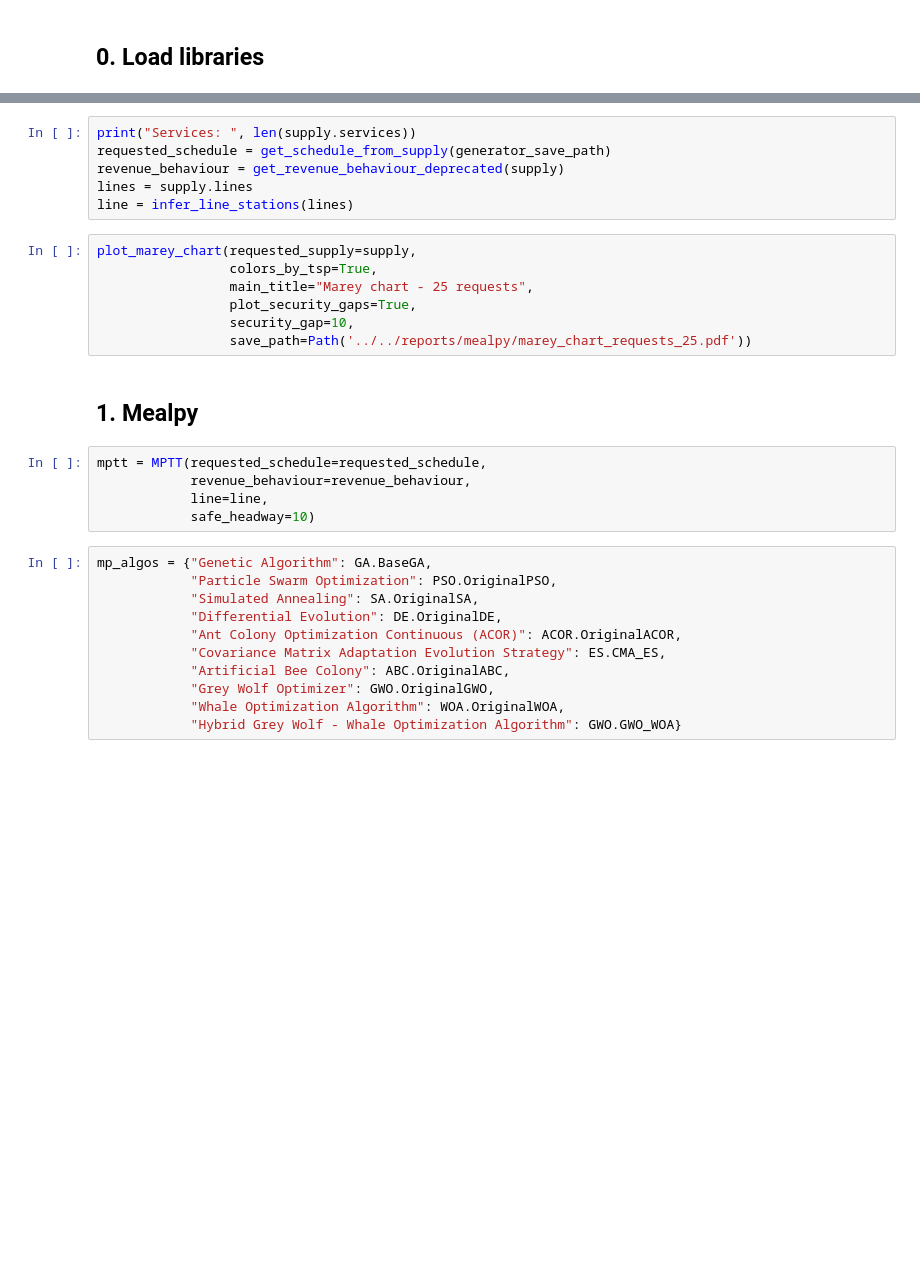
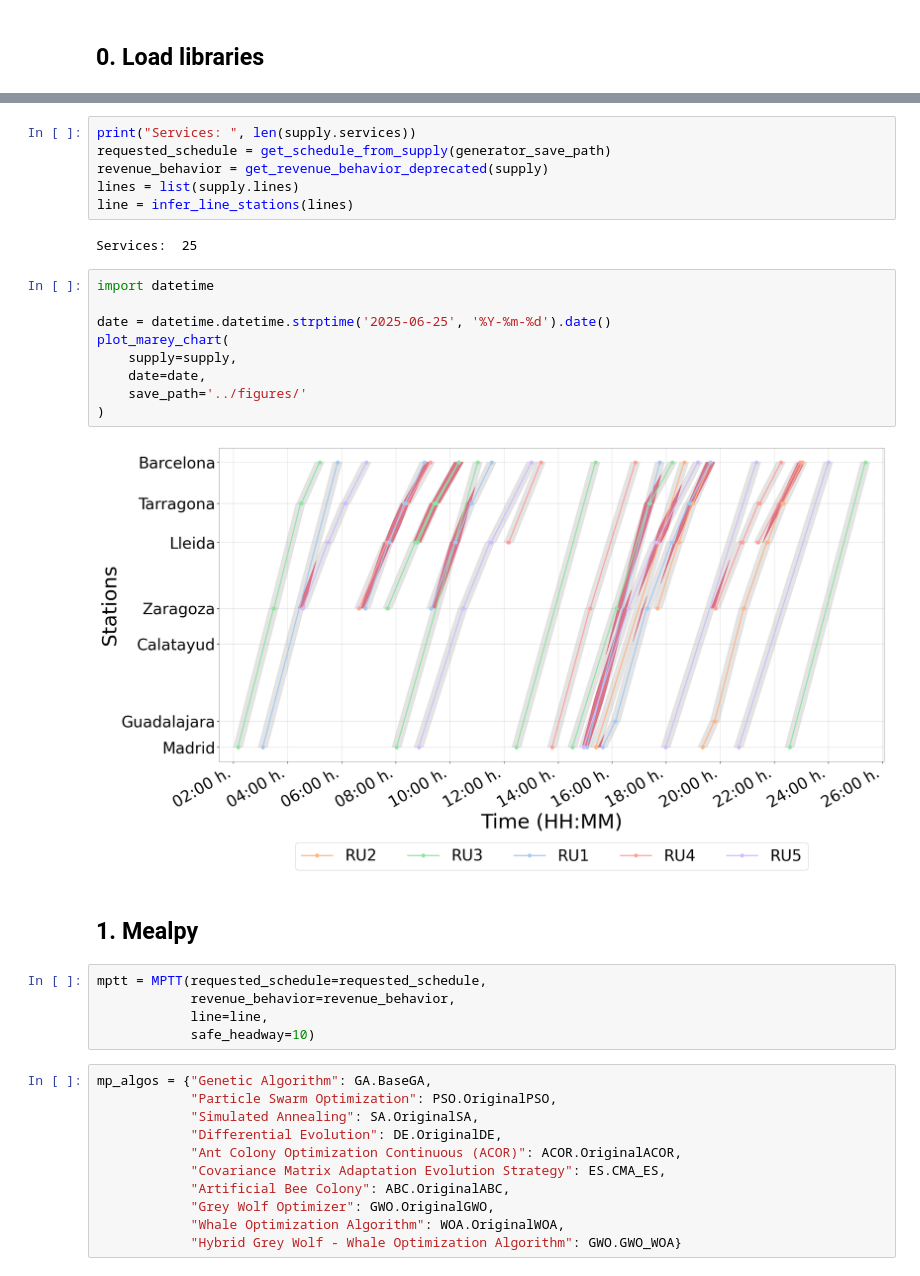
Before and after one commit to DavidMunozValero/GSA_M, a Jupyter notebook: notebooks/old/5.0-Capacity_Allocation.ipynb, the cells around one changed output, grey strips where cells are left out. Drawn from its saved outputs; the diff is of its cells as text; blank space fills up the shorter version.

```diff
--- a/notebooks/old/5.0-Capacity_Allocation.ipynb
+++ b/notebooks/old/5.0-Capacity_Allocation.ipynb
@@ -72,21 +80,27 @@ print(tsp_df)
 # %%
 print("Services: ", len(supply.services))
 requested_schedule = get_schedule_from_supply(generator_save_path)
-revenue_behaviour = get_revenue_behaviour_deprecated(supply)
-lines = supply.lines
+revenue_behavior = get_revenue_behavior_deprecated(supply)
+lines = list(supply.lines)
 line = infer_line_stations(lines)
+# %% [output]
+Services:  25
 # %%
-plot_marey_chart(requested_supply=supply,
-                 colors_by_tsp=True,
-                 main_title="Marey chart - 25 requests",
-                 plot_security_gaps=True,
-                 security_gap=10,
-                 save_path=Path('../../reports/mealpy/marey_chart_requests_25.pdf'))
+import datetime
+
+date = datetime.datetime.strptime('2025-06-25', '%Y-%m-%d').date()
+plot_marey_chart(
+    supply=supply,
+    date=date,
+    save_path='../figures/'
+)
+# %% [output]
+[figure, added]
 # %% [markdown]
 ## 1. Mealpy
 # %%
 mptt = MPTT(requested_schedule=requested_schedule,
-            revenue_behaviour=revenue_behaviour,
+            revenue_behavior=revenue_behavior,
             line=line,
             safe_headway=10)
 # %%
```
Also changed, not shown: parts of 37 cells of this notebook, 5 other files.
